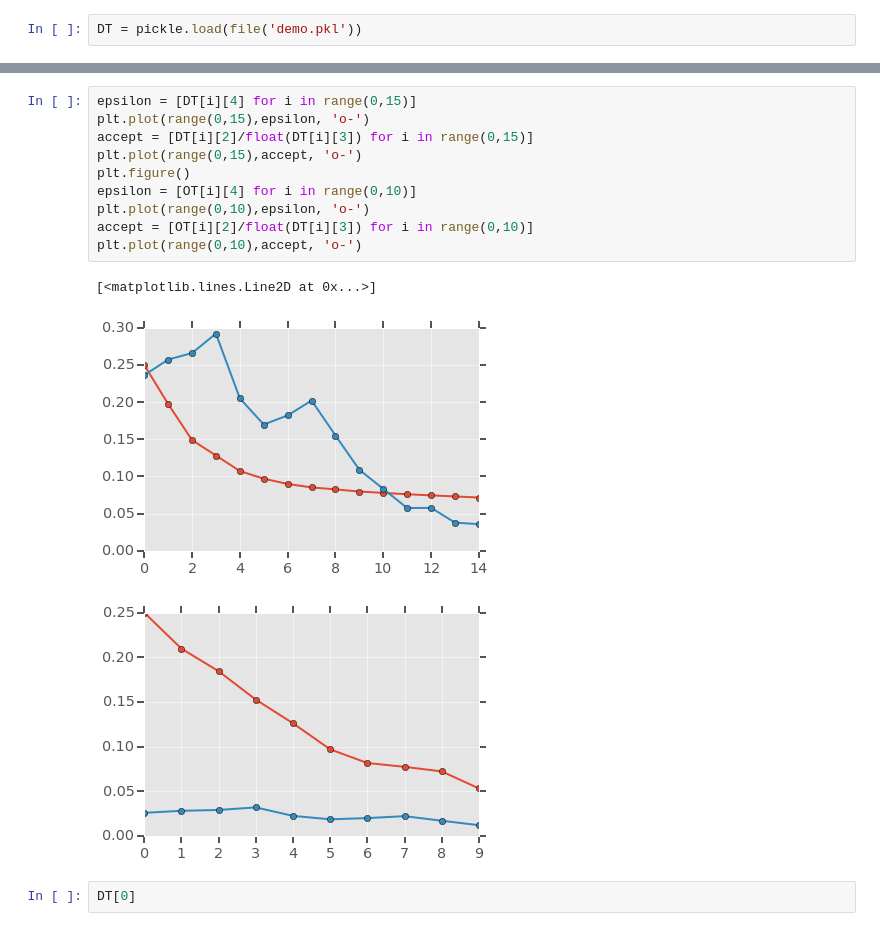
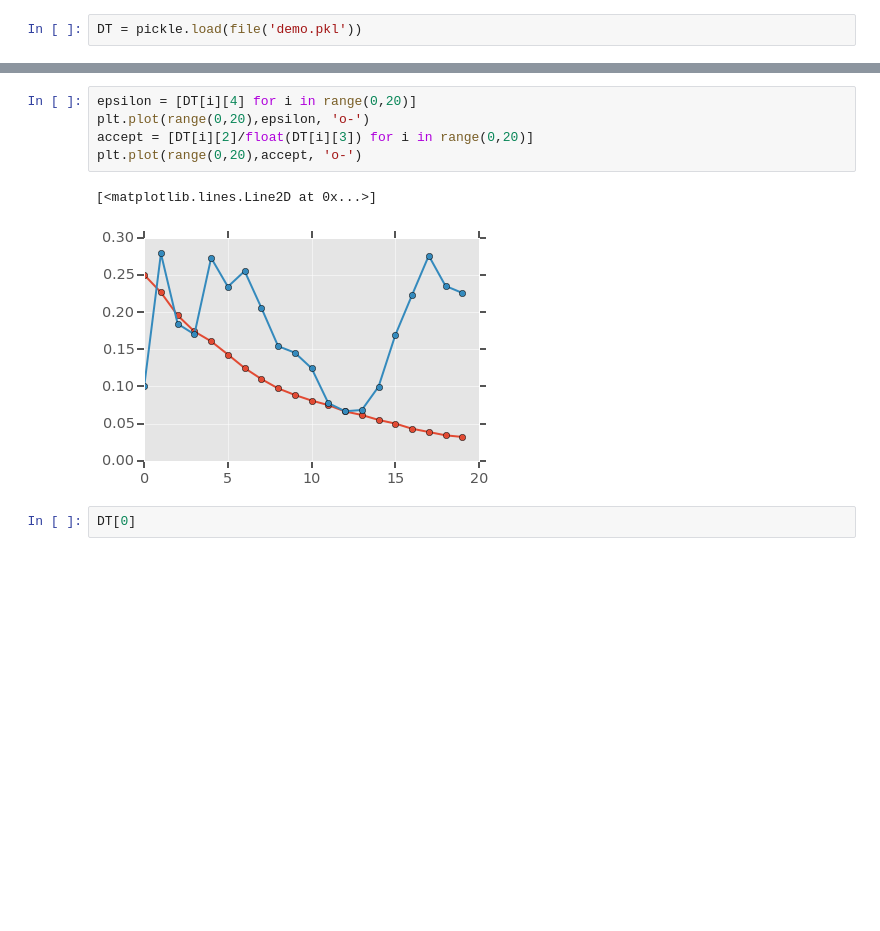
Before and after one commit to rcmorehead/simplanets, a Jupyter notebook: simplanets_demo.ipynb, the cells around one changed output, grey strips where cells are left out. Drawn from its saved outputs; the diff is of its cells as text; blank space fills up the shorter version.

```diff
--- a/simplanets_demo.ipynb
+++ b/simplanets_demo.ipynb
@@ -149,17 +149,11 @@ for P in DT:
 # %%
-epsilon = [DT[i][4] for i in range(0,15)]
-plt.plot(range(0,15),epsilon, 'o-')
-accept = [DT[i][2]/float(DT[i][3]) for i in range(0,15)]
-plt.plot(range(0,15),accept, 'o-')
-plt.figure()
-epsilon = [OT[i][4] for i in range(0,10)]
-plt.plot(range(0,10),epsilon, 'o-')
-accept = [OT[i][2]/float(DT[i][3]) for i in range(0,10)]
-plt.plot(range(0,10),accept, 'o-')
+epsilon = [DT[i][4] for i in range(0,20)]
+plt.plot(range(0,20),epsilon, 'o-')
+accept = [DT[i][2]/float(DT[i][3]) for i in range(0,20)]
+plt.plot(range(0,20),accept, 'o-')
 # %% [output]
 [<matplotlib.lines.Line2D at 0x...>]
-[figure, old version]
+[figure, new version]
-[figure, removed]
 # %%
 DT[0]
 # %% [output]
```
Also changed, not shown: parts of 3 cells of this notebook.
